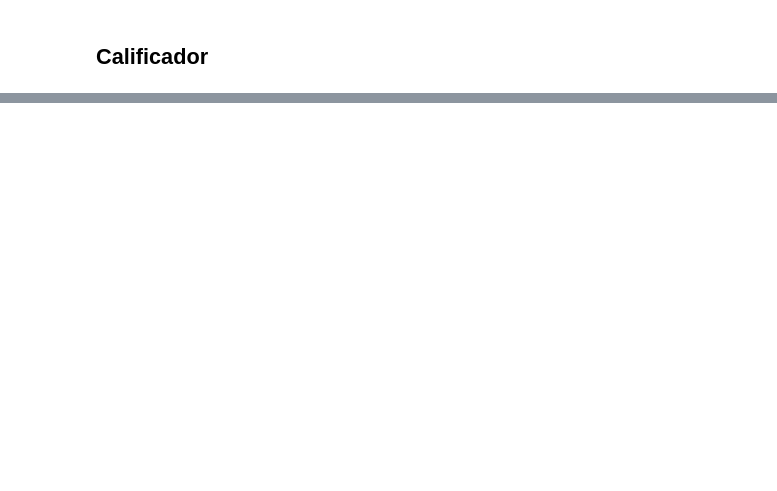
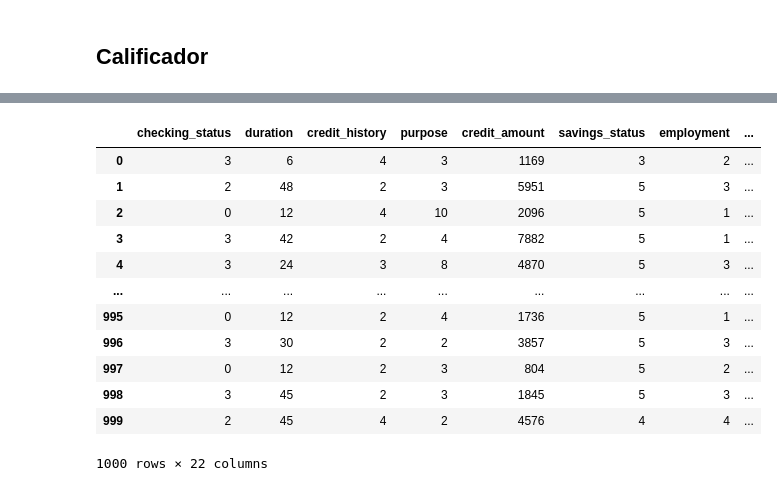
Before and after one commit to alegimeno1/TFG-Riesgo-de-Credito, a Jupyter notebook: RIESGO_CRÉDITO.ipynb, the cells around one changed output, grey strips where cells are left out. Saved outputs shown, nothing was run; the diff lists cells and outputs as text; code cells hidden in the pictures; blank space fills up the shorter version.

```diff
--- a/RIESGO_CRÉDITO.ipynb
+++ b/RIESGO_CRÉDITO.ipynb
@@ -1563,0 +1680,31 @@ base_historica= pd.read_csv("")
+# %%
+base_historica['checking_status'].replace(["'no checking'", "'>=200'", "'0<=X<200'", "'<0'"],
+                        [0,1,2,3], inplace=True)
+base_historica['credit_history'].replace(["'no credits/all paid'", "'all paid'", "'existing paid'", "'delayed previously'", "'critical/other existing credit'"],
+                        [0,1,2,3,4], inplace=True)
+base_historica['purpose'].replace(['retraining', "'used car'", 'radio/tv', 'furniture/equipment', "'domestic appliance'", 'business', 'repairs', "'new car'", 'other', 'education'],
+                        [1,2,3,4,5,6,7,8,9,10], inplace=True)
+base_historica['savings_status'].replace(["'>=1000'", "'500<=X<1000'", "'no known savings'", "'100<=X<500'", "'<100'"],
+                        [1,2,3,4,5], inplace=True)
+base_historica['employment'].replace(["'4<=X<7'", "'>=7'", "'1<=X<4'", 'unemployed', "'<1'"],
+                        [1,2,3,4,5], inplace=True)
+base_historica['personal_status'].replace(["'male single'", "'male mar/wid'", "'female div/dep/mar'", "'male div/sep'"],
+                        [1,2,3,4], inplace=True)
+base_historica['other_parties'].replace(['guarantor', 'none', "'co applicant'"],
+                        [1,2,3], inplace=True)
+base_historica['property_magnitude'].replace(["'real estate'", "'life insurance'", 'car', "'no known property'"],
+                        [1,2,3,4], inplace=True)
+base_historica['other_payment_plans'].replace(['none', 'stores', 'bank'],
+                        [0,1,2], inplace=True)
+base_historica['housing'].replace(['own', 'rent', "'for free'"],
+                        [1,2,3], inplace=True)
+base_historica['job'].replace(["'unskilled resident'", 'skilled', "'unemp/unskilled non res'", "'high qualif/self emp/mgmt'"],
+                        [1,2,3,4], inplace=True)
+base_historica['own_telephone'].replace(['yes', 'none'],
+                        [1,0], inplace=True)
+base_historica['foreign_worker'].replace(['no', 'yes'],
+                        [0,1], inplace=True)
+# %%
+x_hist=base_historica[variables]
+x_hist=pt.transform(x_hist)
+x_hist=scaler.transform(x_hist)
@@ -1563,0 +1726,18 @@ base_historica= pd.read_csv("")
+# %%
+base_historica["score"]=prob[:,1]
+
+base_historica
+# %% [output]
+|  | checking_status | duration | credit_history | purpose | credit_amount | savings_status | employment | ... |
+| 0 | 3 | 6 | 4 | 3 | 1169 | 3 | 2 | ... |
+| 1 | 2 | 48 | 2 | 3 | 5951 | 5 | 3 | ... |
+| 2 | 0 | 12 | 4 | 10 | 2096 | 5 | 1 | ... |
+| 3 | 3 | 42 | 2 | 4 | 7882 | 5 | 1 | ... |
+| 4 | 3 | 24 | 3 | 8 | 4870 | 5 | 3 | ... |
+| ... | ... | ... | ... | ... | ... | ... | ... | ... |
+| 995 | 0 | 12 | 2 | 4 | 1736 | 5 | 1 | ... |
+| 996 | 3 | 30 | 2 | 2 | 3857 | 5 | 3 | ... |
+| 997 | 0 | 12 | 2 | 3 | 804 | 5 | 2 | ... |
+| 998 | 3 | 45 | 2 | 3 | 1845 | 5 | 3 | ... |
+| 999 | 2 | 45 | 4 | 2 | 4576 | 4 | 4 | ... |
+1000 rows × 22 columns
```
Also changed, not shown: parts of 181 cells of this notebook.
